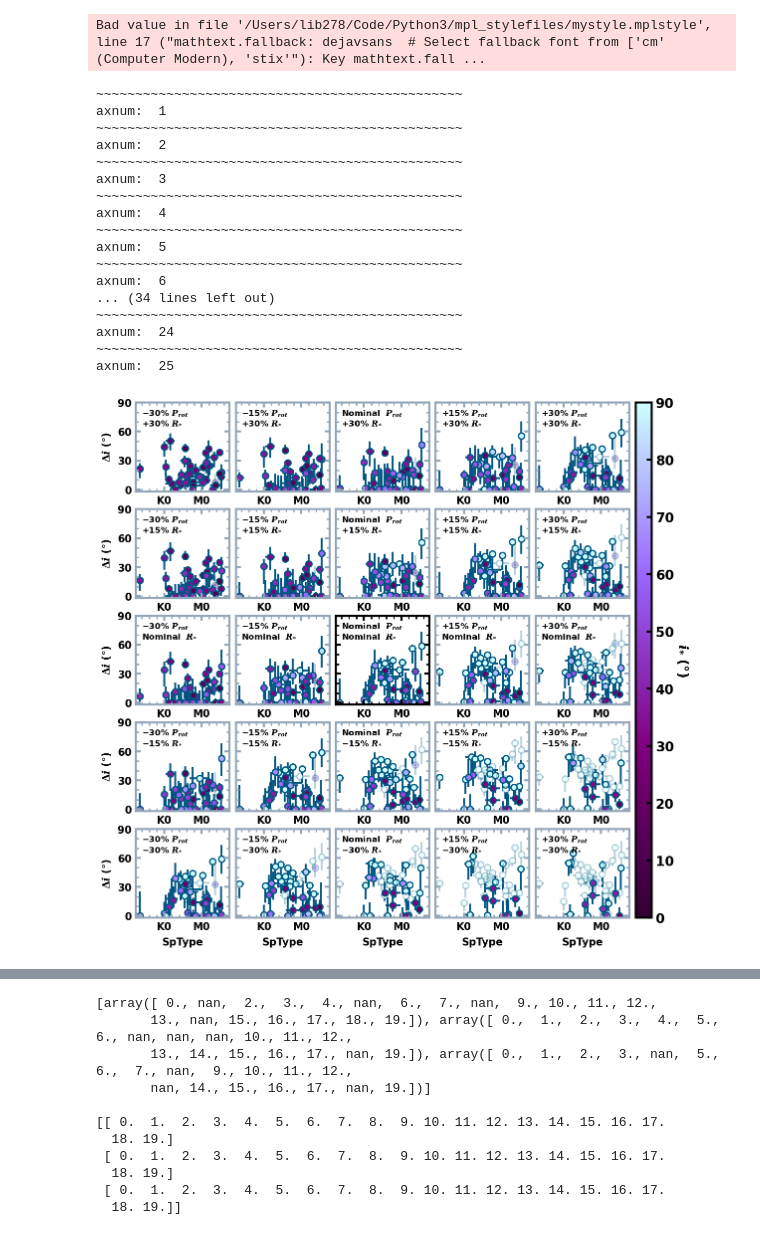
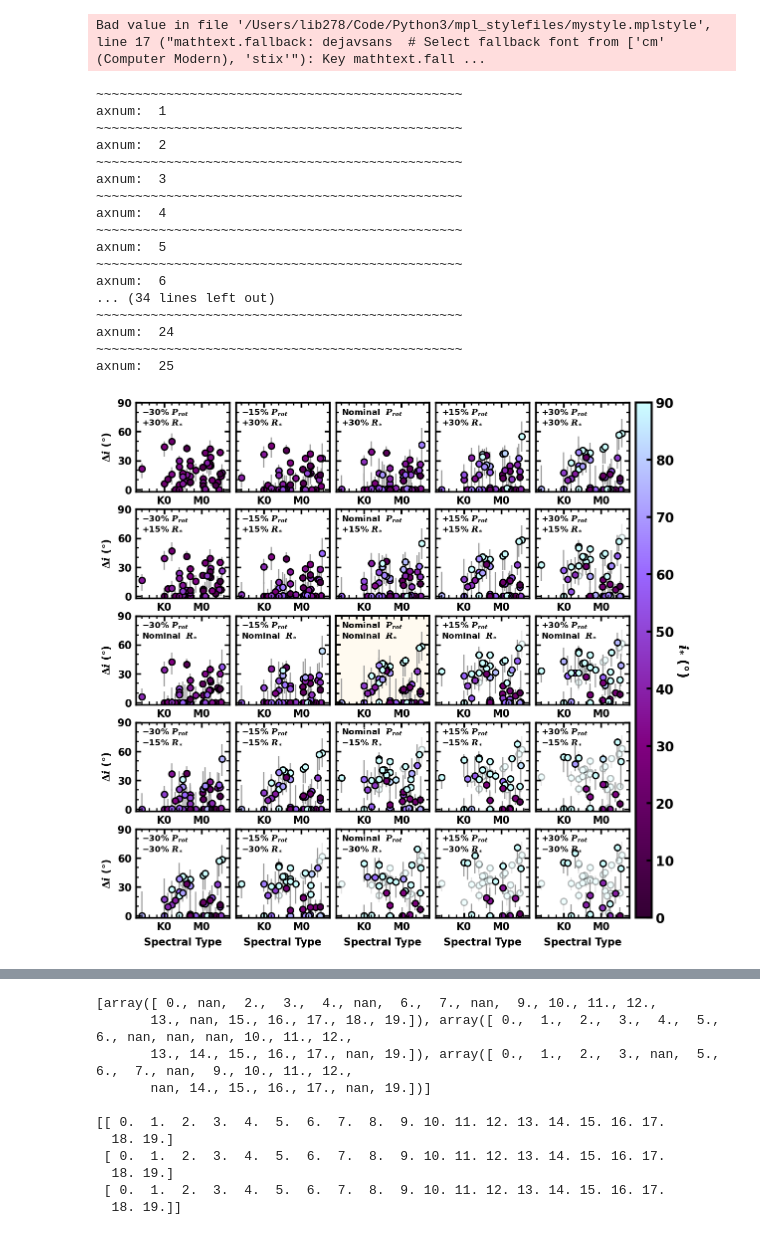
Before and after one commit to lbiddle/Primordial_Disks, a Jupyter notebook: primordial_disks_test_grid.ipynb, the cells around one changed output, grey strips where cells are left out. Saved outputs shown, nothing was run; the diff lists cells and outputs as text; code cells hidden in the pictures.

```diff
--- a/primordial_disks_test_grid.ipynb
+++ b/primordial_disks_test_grid.ipynb
@@ -1130,7 +1131,8 @@ colormap = choose_cmap('cyber grape', reverse_cmap=False)  # choose_cmap('volcan
 sampling_resolution = 'high'
 resolution_text = sampling_resolution + 'Res'
 
-date_str = '2024-May-22'
+date_str = '2024-Jul-12'
+# date_str = '2024-May-22'
 
 if sampling_resolution == 'high':
     distribution_dir = '/Users/lib278/Documents/Manuscripts/PRIMORDIAL_DISKS/Tables/Probability_Distributions/TestGrid/High/'
@@ -1427,19 +1429,19 @@ for R_shift in R_shifts:
                 x_column = 'SpType'
                 x_column_err_p = 'SpType Unc'
                 x_column_err_m = 'SpType Unc'
-                x_label = 'SpType'
+                x_label = 'Spectral Type'
                 x_text = 'SpT'
             if axis_bool == 1:
                 y_column = 'SpType'
                 y_column_err_p = 'SpType Unc'
                 y_column_err_m = 'SpType Unc'
-                y_label = 'SpType'
+                y_label = 'Spectral Type'
                 y_text = 'SpT'
             if axis_bool == 2:
                 z_column = 'SpType'
                 z_column_err_p = 'SpType Unc'
                 z_column_err_m = 'SpType Unc'
-                z_label = 'SpType'
+                z_label = 'Spectral Type'
                 z_text = 'SpT'
         if 'disk diff' in plot_variables:
             axis_bool = [index for index in range(len(plot_variables)) if 'disk diff' in plot_variables[index]]
@@ -1463,7 +1465,7 @@ for R_shift in R_shifts:
                     z_column_err_p = 'disk diff +Unc'
                     z_column_err_m = 'disk diff -Unc'
                     z_label = r'$\Delta i$ ($\degree$)'
-                    zlims = [0, 90]
+                    zlims = [-2, 90]
                     z_text = 'Delta_i'
         if 'Age' in plot_variables:
             axis_bool = [index for index in range(len(plot_variables)) if 'Age' in plot_variables[index]][0]
@@ -1555,24 +1557,37 @@ for R_shift in R_shifts:
 
         veqs_minus_vsinis = veqs - vsinis
         point_alphas = []
+        err_alphas = []
         point_shapes = []
-        for vsini_err_i in range(len(vsinis)):
+        vlimit_targs = []
+        for vsini_err_i in range(len(targets_list)):
+
+            target_str = condensed_df['Simbad Name'].values[vsini_err_i].replace(' ', '')
+            if '/' in condensed_df['Simbad Name'].values[vsini_err_i]:
+                target_str = target_str.replace('/', '-')
+
             vsini_errs[vsini_err_i] = float(vsini_errs[vsini_err_i])
             veqs_minus_vsinis_err_2sig = 2*np.sqrt(vsini_errs[vsini_err_i]**2 + veq_errs[vsini_err_i]**2)
             if (P_shift == 1.0) and (R_shift == 1.0):
                 point_alphas.append(1.0)
+                err_alphas.append(1.0)
                 point_shapes.append('.')
             else:
                 if veqs_minus_vsinis[vsini_err_i] + veqs_minus_vsinis_err_2sig <= 0:
                     point_alphas.append(0.275)
+                    err_alphas.append(0.275)
                     point_shapes.append('s')
-                elif veqs[vsini_err_i] - veq_errs[vsini_err_i] >= vlimit[vsini_err_i]:
-                    point_alphas.append(0.275)
-                    point_shapes.append('s')
+                # elif veqs[vsini_err_i] - veq_errs[vsini_err_i] >= vlimit[vsini_err_i]:
+                #     point_alphas.append(0.275)
+                #     err_alphas.append(0.10)
+                #     point_shapes.append('s')
+                #     vlimit_targs.append(target_str)
                 else:
                     point_alphas.append(1.0)
+                    err_alphas.append(1.0)
                     point_shapes.append('.')
 
+        # print(vlimit_targs)
 
         parameter_x = np.array(condensed_df[x_column].values)
         parameter_x_err_p = np.array(condensed_df[x_column_err_p].values)
@@ -1629,7 +1644,8 @@ for R_shift in R_shifts:
         point_size = 5.0  # 4.4
 
         point_colors = [colormap(parameter_z_norm(bep)) for bep in parameter_z]
-        point_edgecolors = [edge_color]*len(point_colors)
+        # point_edgecolors = [edge_color]*len(point_colors)
+        point_edgecolors = ['#000000']*len(point_colors)
 
 
 
@@ -1639,20 +1655,19 @@ for R_shift in R_shifts:
             if '/' in condensed_df['Simbad Name'].values[par_i]:
                 target_str = target_str.replace('/', '-')
 
-            if parameter_z[par_i] == 90.0:
-                zord = -4
-            if parameter_z[par_i] < 90:
-                zord = 0
+            if point_alphas[par_i] != 1.0:
+                zord = -6
+                non_physicals_temporary.append(target_str)
+                sc2 = ax.scatter([parameter_x[par_i]], [parameter_y[par_i]], color='#ffffff', edgecolors='None', s=np.pi*point_size**2, linestyle='None', lw=2, alpha=1.0, zorder=zord)
+                sc = ax.scatter([parameter_x[par_i]], [parameter_y[par_i]], color=point_colors[par_i], edgecolors=point_edgecolors[par_i], s=np.pi*point_size**2, linestyle='None', lw=2, alpha=point_alphas[par_i], zorder=zord)
+                ax.errorbar([parameter_x[par_i]], [parameter_y[par_i]], xerr=[[parameter_x_err[0][par_i]],[parameter_x_err[1][par_i]]], yerr=[[parameter_y_err[0][par_i]], [parameter_y_err[1][par_i]]],
+                    elinewidth=1.75, linewidth=0, capsize=0, ecolor='#999999', capthick=2, alpha=err_alphas[par_i], zorder=zord-2)
+            else:
+                zord = -1
+                sc = ax.scatter([parameter_x[par_i]], [parameter_y[par_i]], color=point_colors[par_i], edgecolors=point_edgecolors[par_i], s=np.pi*point_size**2, linestyle='None', lw=2, alpha=point_alphas[par_i], zorder=zord)
+                ax.errorbar([parameter_x[par_i]], [parameter_y[par_i]], xerr=[[parameter_x_err[0][par_i]],[parameter_x_err[1][par_i]]], yerr=[[parameter_y_err[0][par_i]], [parameter_y_err[1][par_i]]],
+                    elinewidth=1.75, linewidth=0, capsize=0, ecolor='#999999', capthick=2, alpha=err_alphas[par_i], zorder=zord-2)
 
-                sc = ax.scatter([parameter_x[par_i]], [parameter_y[par_i]], color=point_colors[par_i], edgecolors=point_edgecolors[par_i], s=np.pi*point_size**2, linestyle='None', lw=2, alpha=point_alphas[par_i], zorder=zord)
-
-            else:
-                sc = ax.scatter([parameter_x[par_i]], [parameter_y[par_i]], color=point_colors[par_i], edgecolors=point_edgecolors[par_i], s=np.pi*point_size**2, linestyle='None', lw=2, alpha=point_alphas[par_i], zorder=-4)
-                sc2 = ax.scatter([parameter_x[par_i]], [parameter_y[par_i]], color='#ffffff', edgecolors='None', s=np.pi*point_size**2, linestyle='None', lw=2, alpha=1.0, zorder=-5)
-                non_physicals_temporary.append(target_str)
-
-            ax.errorbar([parameter_x[par_i]], [parameter_y[par_i]], xerr=[[parameter_x_err[0][par_i]],[parameter_x_err[1][par_i]]], yerr=[[parameter_y_err[0][par_i]], [parameter_y_err[1][par_i]]],
-                elinewidth=2.75, linewidth=0, capsize=0, ecolor=point_edgecolors[par_i], capthick=2, alpha=point_alphas[par_i], zorder=-6)
 
 
         non_physicals.append(non_physicals_temporary)
@@ -1665,11 +1680,11 @@ for R_shift in R_shifts:
 
 
         if R_percent < 0:
-            R_text = r'$-$' + str(abs(R_percent)) + '%' + r' $R_{*}$'
+            R_text = r'$-$' + str(abs(R_percent)) + '%' + r' $R_{\ast}$'
         if R_percent > 0:
-            R_text = '+' + str(abs(R_percent)) + '%' + r' $R_{*}$'
+            R_text = '+' + str(abs(R_percent)) + '%' + r' $R_{\ast}$'
         if R_percent == 0:
-            R_text = 'Nominal ' + r' $R_{*}$'
+            R_text = 'Nominal ' + r' $R_{\ast}$'
         if P_percent < 0:
             P_text = r'$-$' + str(abs(P_percent)) + '%' + r' $P_{rot}$'
         if P_percent > 0:
@@ -1677,7 +1692,7 @@ for R_shift in R_shifts:
         if P_percent == 0:
             P_text = 'Nominal ' + r' $P_{rot}$'
 
-        grid_text = P_text + '\n' + R_text
+        grid_text = P_text + '\n' + R_text # + '\n   '
         ax.text(0.06, 0.73, grid_text, horizontalalignment='left', verticalalignment='bottom', fontsize=12, transform=ax.transAxes)
         # ax.text(0.50, 0.76, grid_text, horizontalalignment='center', verticalalignment='bottom', fontsize=12, transform=ax.transAxes)
 
@@ -1742,17 +1757,33 @@ for R_shift in R_shifts:
         ax.set_rasterized(True)
 
 
+        # if (R_shift == 1.0) and (P_shift == 1.0):
+        #     spine_color = '#000000'
+        # else:
+        #     spine_color = '#94a6b8'  # '#5c738a'  # '#47596b'
+
+        spine_color = '#000000'
+
         if (R_shift == 1.0) and (P_shift == 1.0):
-            spine_color = '#000000'
+            spine_linewidth = 2.75
+            minor_linewidth = 2.0
+            major_linewidth = 2.75
         else:
-            spine_color = '#94a6b8'  # '#5c738a'  # '#47596b'
+            spine_linewidth = 2.5
+            minor_linewidth = 1.75
+            major_linewidth = 2.5
 
         for spine in ax.spines.values():
             spine.set_edgecolor(spine_color)
+            spine.set_linewidth(spine_linewidth)
 
+        if (R_shift == 1.0) and (P_shift == 1.0):
+                face_color = '#fffaf0'  # '#cc8800'
+                ax.patch.set_facecolor(face_color)
+                # ax.patch.set_alpha(0.08)
 
-        ax.tick_params(which='minor', length=4, width=2, color=spine_color)
-        ax.tick_params(which='major', length=7, width=3, color=spine_color)
+        ax.tick_params(which='minor', length=4, width=minor_linewidth, color=spine_color)
+        ax.tick_params(which='major', length=7, width=major_linewidth, color=spine_color)
 
         axnum += 1
 
@@ -1773,34 +1804,34 @@ fig.subplots_adjust(left=0.06, bottom=0.06, right=0.93, top=0.98, wspace=0.08, h
 
 # SAVE THE FIGURE
 testgrid_save_string = '5x5_TestGrid_' + resolution_text + '_' + z_colors_text + '_' + light_or_dark_dext + '_' + transparent_text + '_'  + date_str + '.pdf'
 
 if save_final_figure == True:
     if plot_transparent == True:
         fig.savefig(test_figures_directory + testgrid_save_string, dpi=300, transparent=True)
     else:
         fig.savefig(test_figures_directory + testgrid_save_string, dpi=300, transparent=False)
 
 
 plt.show()
 # %% [output]
 ~~~~~~~~~~~~~~~~~~~~~~~~~~~~~~~~~~~~~~~~~~~~~~~
 axnum:  1
 ~~~~~~~~~~~~~~~~~~~~~~~~~~~~~~~~~~~~~~~~~~~~~~~
 axnum:  2
 ~~~~~~~~~~~~~~~~~~~~~~~~~~~~~~~~~~~~~~~~~~~~~~~
 axnum:  3
 ~~~~~~~~~~~~~~~~~~~~~~~~~~~~~~~~~~~~~~~~~~~~~~~
 axnum:  4
 ~~~~~~~~~~~~~~~~~~~~~~~~~~~~~~~~~~~~~~~~~~~~~~~
 axnum:  5
 ~~~~~~~~~~~~~~~~~~~~~~~~~~~~~~~~~~~~~~~~~~~~~~~
 axnum:  6
 ... (34 lines left out)
 ~~~~~~~~~~~~~~~~~~~~~~~~~~~~~~~~~~~~~~~~~~~~~~~
 axnum:  24
 ~~~~~~~~~~~~~~~~~~~~~~~~~~~~~~~~~~~~~~~~~~~~~~~
 axnum:  25
-[figure, old version]
+[figure, new version]
 # %%
 # compute_new_posteriors = False
 
```
Also changed, not shown: parts of 3 cells of this notebook, 1 other file.
